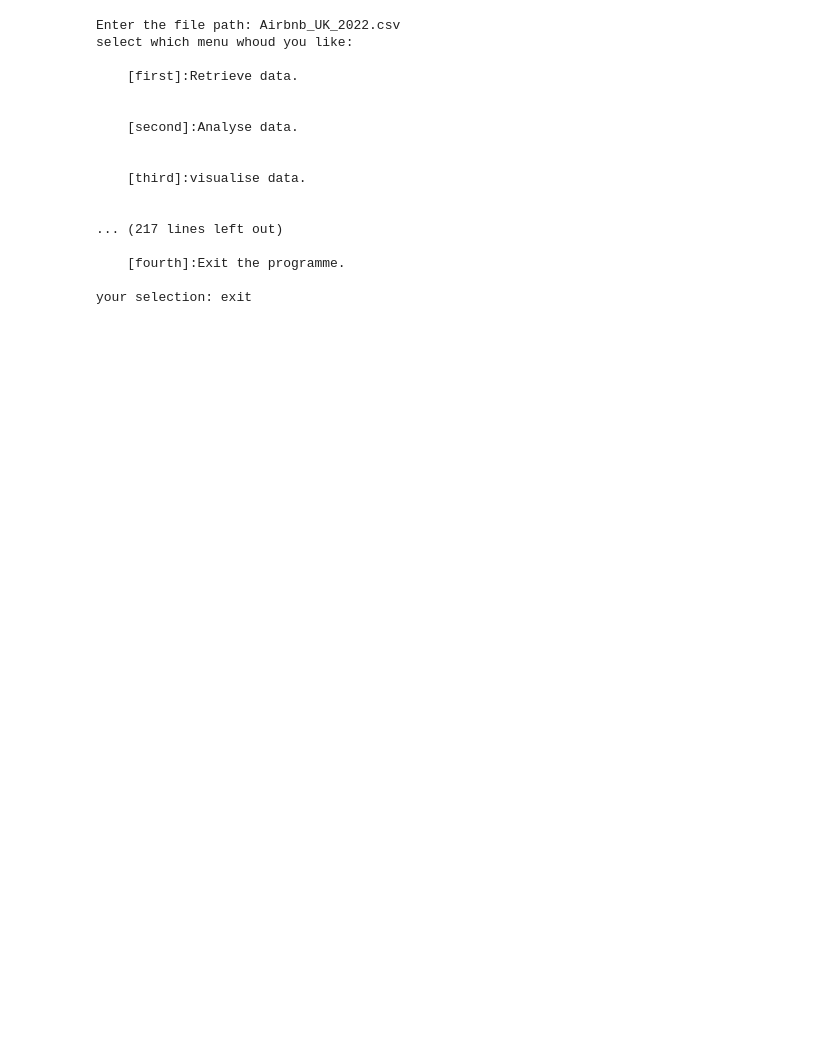
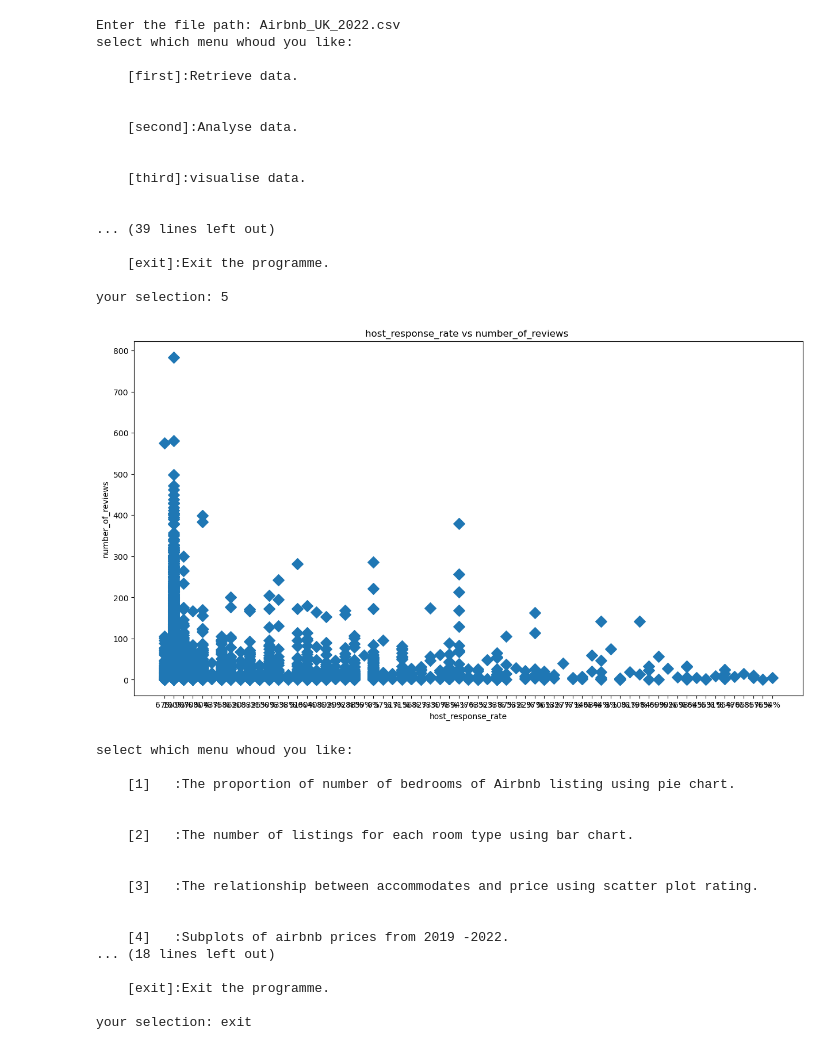
Before and after one commit to khadidja2023M/COM_728_Airbnb, a Jupyter notebook: Main.ipynb, the cells around one changed output. Saved outputs shown, nothing was run; the diff lists cells and outputs as text; code cells hidden in the pictures; blank space fills up the shorter version.

Commit message:
plot module

```diff
--- a/Main.ipynb
+++ b/Main.ipynb
@@ -86,7 +86,7 @@ def run():
                 elif menu_selection=='4':
                     plot.prices_specified_years(data)
                 elif menu_selection=='5':
-                    plot.host_response(data)
+                    plot.relation_response_reviews(data)
                 elif menu_selection=='exit':
 
                     break
@@ -95,36 +95,54 @@ def run():
 
         elif selection=='exit':
 
             break
         else:
             tui.error()
 
 
 
 
 
 if __name__== "__main__":
 
 
     run()
 # %% [output]
 Enter the file path: Airbnb_UK_2022.csv
 select which menu whoud you like:
 
     [first]:Retrieve data.
 
 
     [second]:Analyse data.
 
 
     [third]:visualise data.
 
 
-... (217 lines left out)
+... (39 lines left out)
 
-    [fourth]:Exit the programme.
+    [exit]:Exit the programme.
 
-your selection: exit
+your selection: 5
+[figure, added]
+select which menu whoud you like:
+
+    [1]   :The proportion of number of bedrooms of Airbnb listing using pie chart.
+
+
+    [2]   :The number of listings for each room type using bar chart.
+
+
+    [3]   :The relationship between accommodates and price using scatter plot rating.
+
+
+    [4]   :Subplots of airbnb prices from 2019 -2022.
+... (18 lines left out)
+
+    [exit]:Exit the programme.
+
+your selection: exit
 # %%
 import pandas as pd
 data=pd.read_csv('Airbnb_UK_2022.csv')
```
Also changed, not shown: parts of 13 cells of this notebook.
